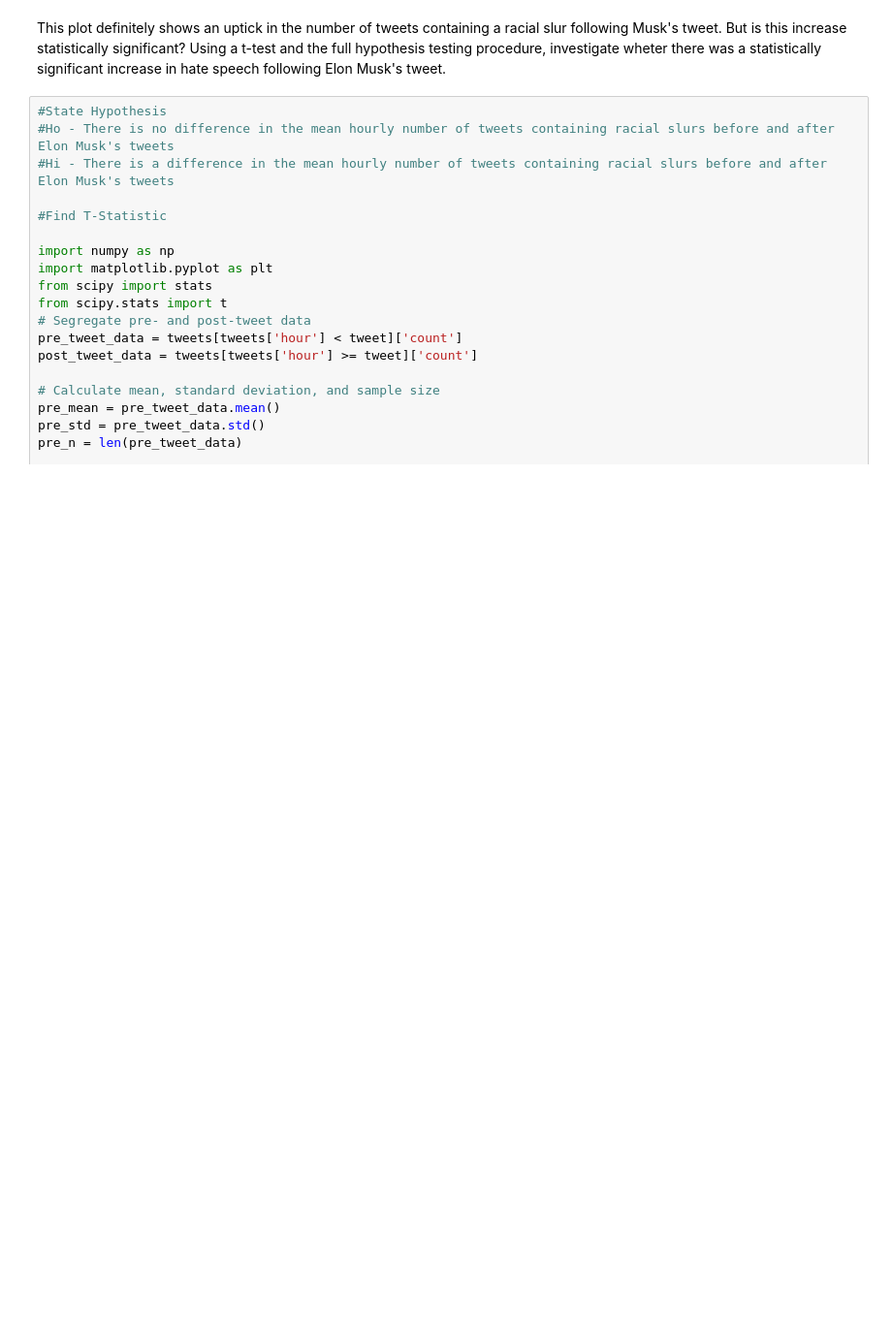
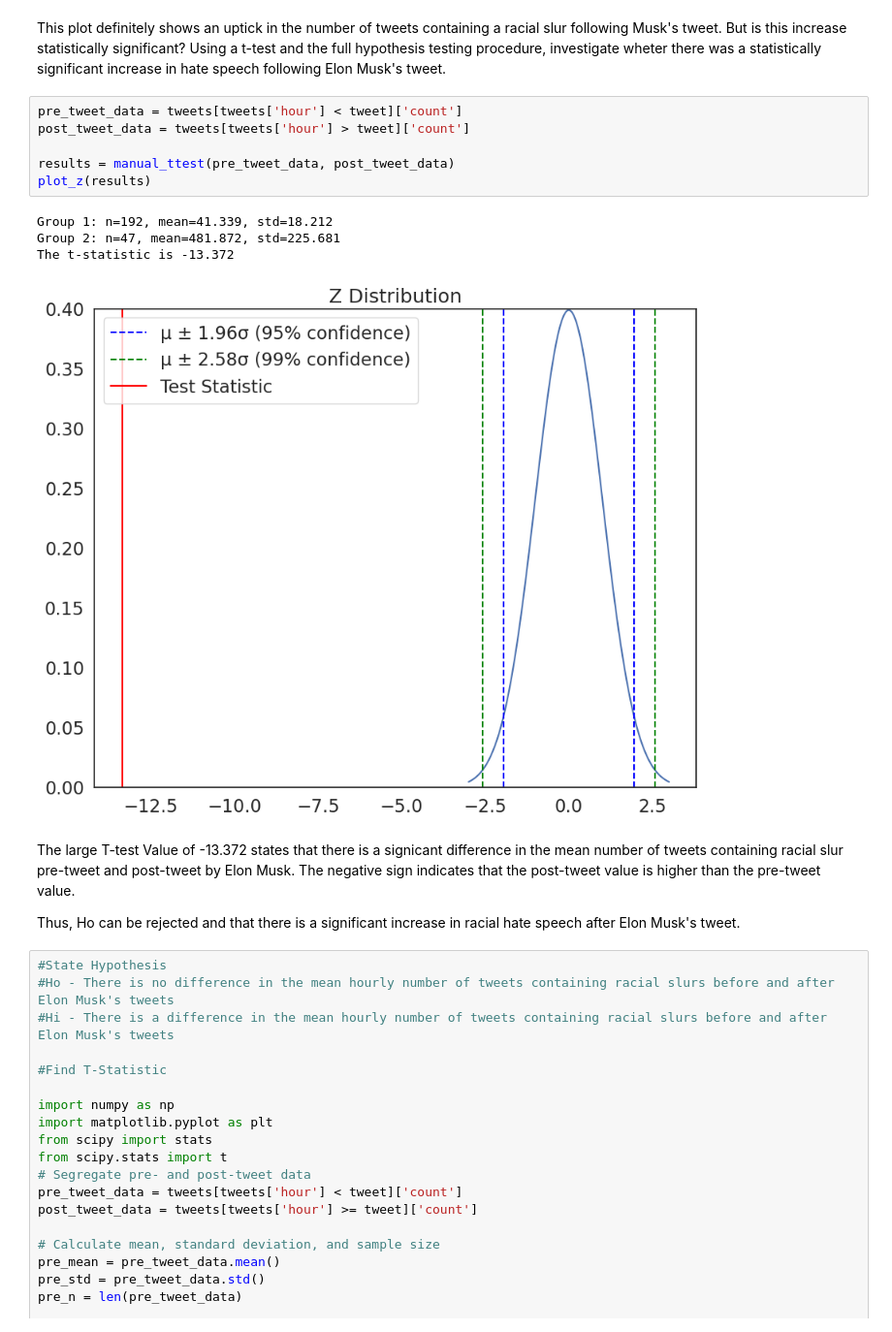
Before and after one commit to winstonlingga/QM2, a Jupyter notebook: notebooks/W07. Hypothesis Testing.ipynb, the cells around one changed output. Shown: that part at 97% size. Cells and saved outputs as stored; diff of their text form; blank space fills up the shorter version.

```diff
--- a/notebooks/W07. Hypothesis Testing.ipynb
+++ b/notebooks/W07. Hypothesis Testing.ipynb
@@ -369,6 +369,21 @@ plt.gca().xaxis.set_major_formatter(mdates.DateFormatter('%d/%m'))
 [figure]
 # %% [markdown]
 This plot definitely shows an uptick in the number of tweets containing a racial slur following Musk's tweet. But is this increase statistically significant? Using a t-test and the full hypothesis testing procedure, investigate wheter there was a statistically significant increase in hate speech following Elon Musk's tweet.
+# %%
+pre_tweet_data = tweets[tweets['hour'] < tweet]['count']
+post_tweet_data = tweets[tweets['hour'] > tweet]['count']
+
+results = manual_ttest(pre_tweet_data, post_tweet_data)
+plot_z(results)
+# %% [output]
+Group 1: n=192, mean=41.339, std=18.212
+Group 2: n=47, mean=481.872, std=225.681
+The t-statistic is -13.372
+[figure, added]
+# %% [markdown]
+The large T-test Value of -13.372 states that there is a signicant difference in the mean number of tweets containing racial slur pre-tweet and post-tweet by Elon Musk. The negative sign indicates that the post-tweet value is higher than the pre-tweet value.
+
+Thus, Ho can be rejected and that there is a significant increase in racial hate speech after Elon Musk's tweet.
 # %%
 #State Hypothesis
 #Ho - There is no difference in the mean hourly number of tweets containing racial slurs before and after Elon Musk's tweets
```
Also changed, not shown: parts of 11 cells of this notebook.
